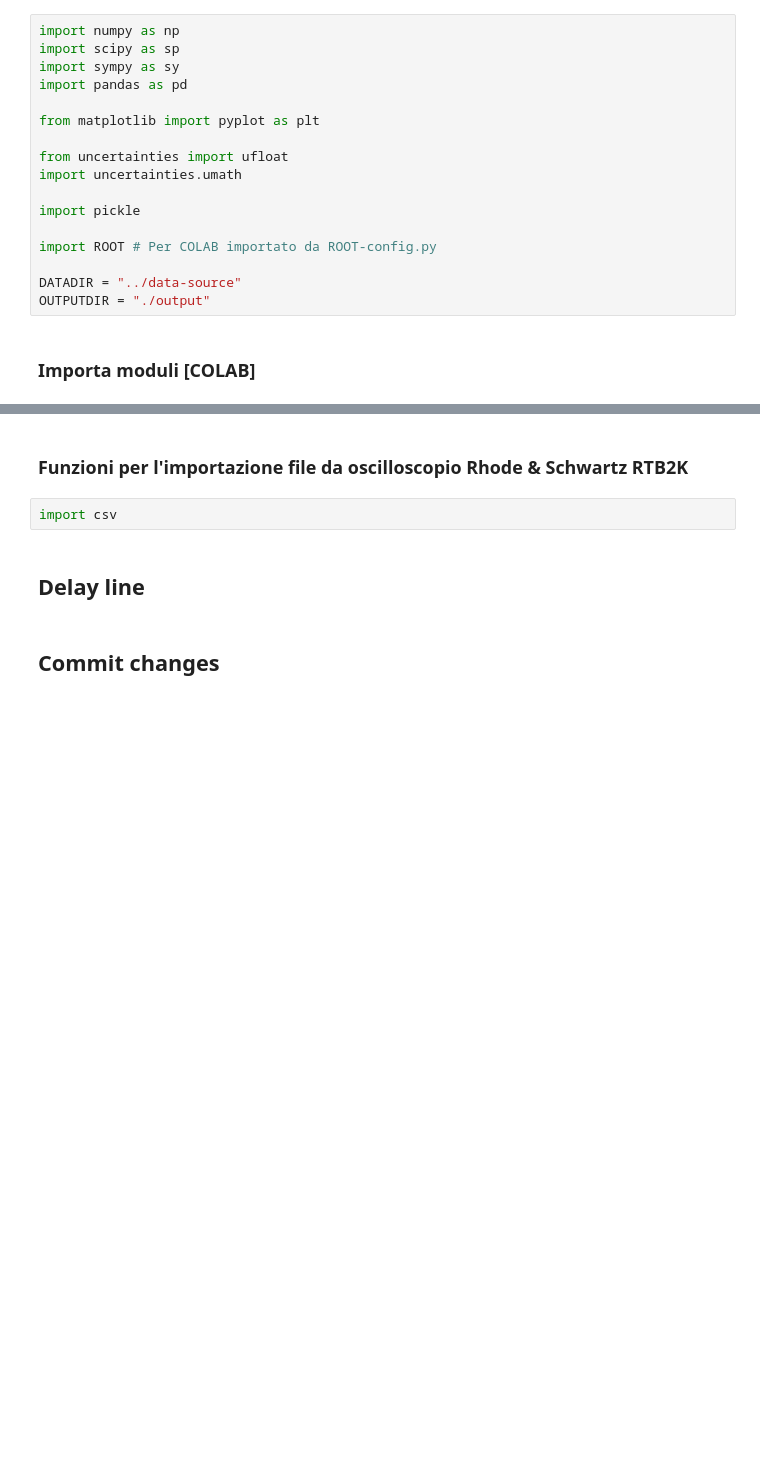
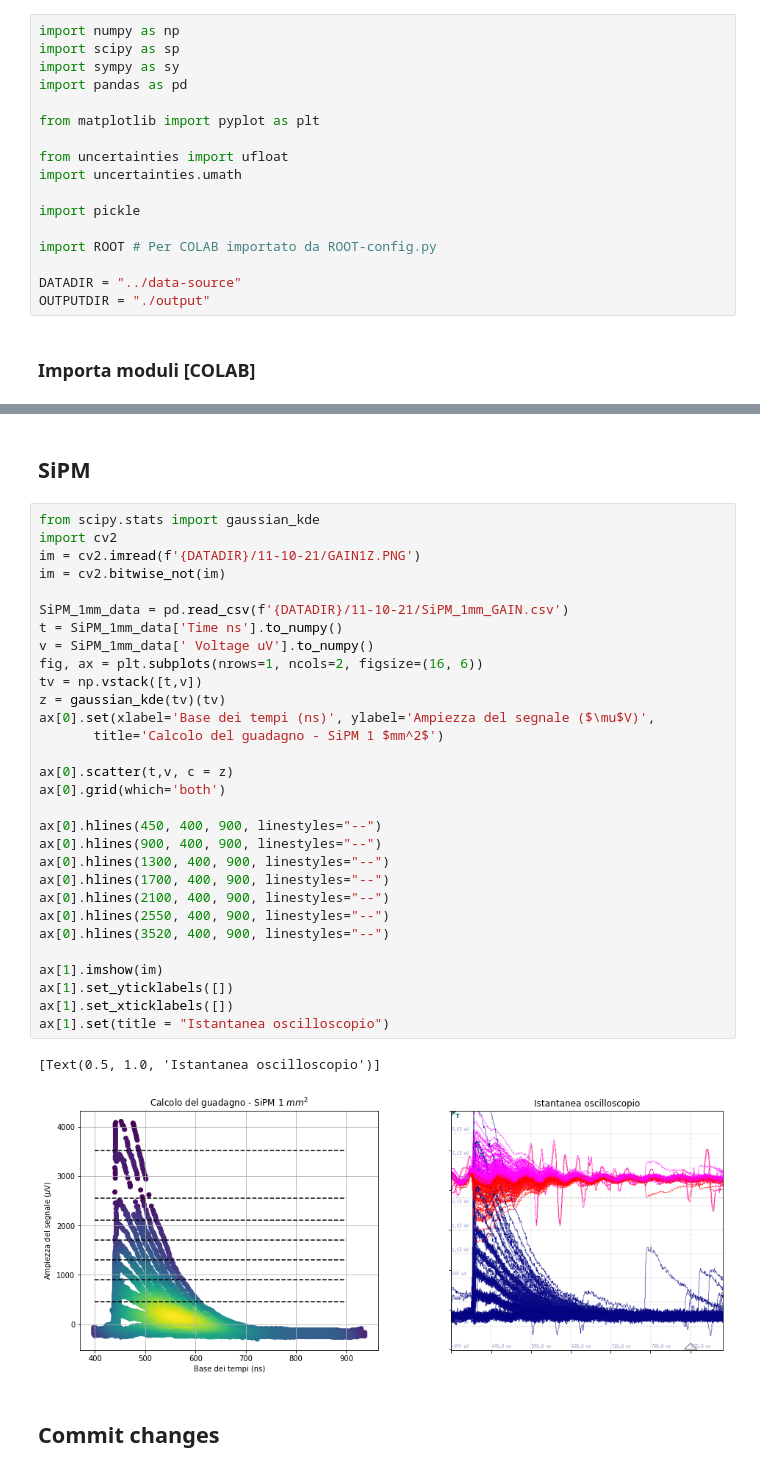
Before and after one commit to valeriopagliarino/Electronics-2021-UNITO-Public, a Jupyter notebook: analysis/5_SiPM.ipynb, the cells around one changed output, grey strips where cells are left out. Saved outputs shown, nothing was run; the diff lists cells and outputs as text; blank space fills up the shorter version.

```diff
--- a/analysis/5_SiPM.ipynb
+++ b/analysis/5_SiPM.ipynb
@@ -90,9 +87,38 @@ Successfully installed uncertainties-3.1.6
-# %% [markdown]
-### Funzioni per l'importazione file da oscilloscopio Rhode & Schwartz RTB2K
-# %%
-import csv
-# %% [markdown]
-## Delay line
+# %% [markdown]
+## SiPM
+# %%
+from scipy.stats import gaussian_kde
+import cv2
+im = cv2.imread(f'{DATADIR}/11-10-21/GAIN1Z.PNG')
+im = cv2.bitwise_not(im)
+
+SiPM_1mm_data = pd.read_csv(f'{DATADIR}/11-10-21/SiPM_1mm_GAIN.csv')
+t = SiPM_1mm_data['Time ns'].to_numpy()
+v = SiPM_1mm_data[' Voltage uV'].to_numpy()
+fig, ax = plt.subplots(nrows=1, ncols=2, figsize=(16, 6))
+tv = np.vstack([t,v])
+z = gaussian_kde(tv)(tv)
+ax[0].set(xlabel='Base dei tempi (ns)', ylabel='Ampiezza del segnale ($\mu$V)',
+       title='Calcolo del guadagno - SiPM 1 $mm^2$')
+
+ax[0].scatter(t,v, c = z)
+ax[0].grid(which='both')
+
+ax[0].hlines(450, 400, 900, linestyles="--")
+ax[0].hlines(900, 400, 900, linestyles="--")
+ax[0].hlines(1300, 400, 900, linestyles="--")
+ax[0].hlines(1700, 400, 900, linestyles="--")
+ax[0].hlines(2100, 400, 900, linestyles="--")
+ax[0].hlines(2550, 400, 900, linestyles="--")
+ax[0].hlines(3520, 400, 900, linestyles="--")
+
+ax[1].imshow(im)
+ax[1].set_yticklabels([])
+ax[1].set_xticklabels([])
+ax[1].set(title = "Istantanea oscilloscopio")
+# %% [output]
+[Text(0.5, 1.0, 'Istantanea oscilloscopio')]
+[figure, added]
 # %% [markdown]
 ## Commit changes
 # %%
```
Also changed, not shown: parts of 1 cell of this notebook.
